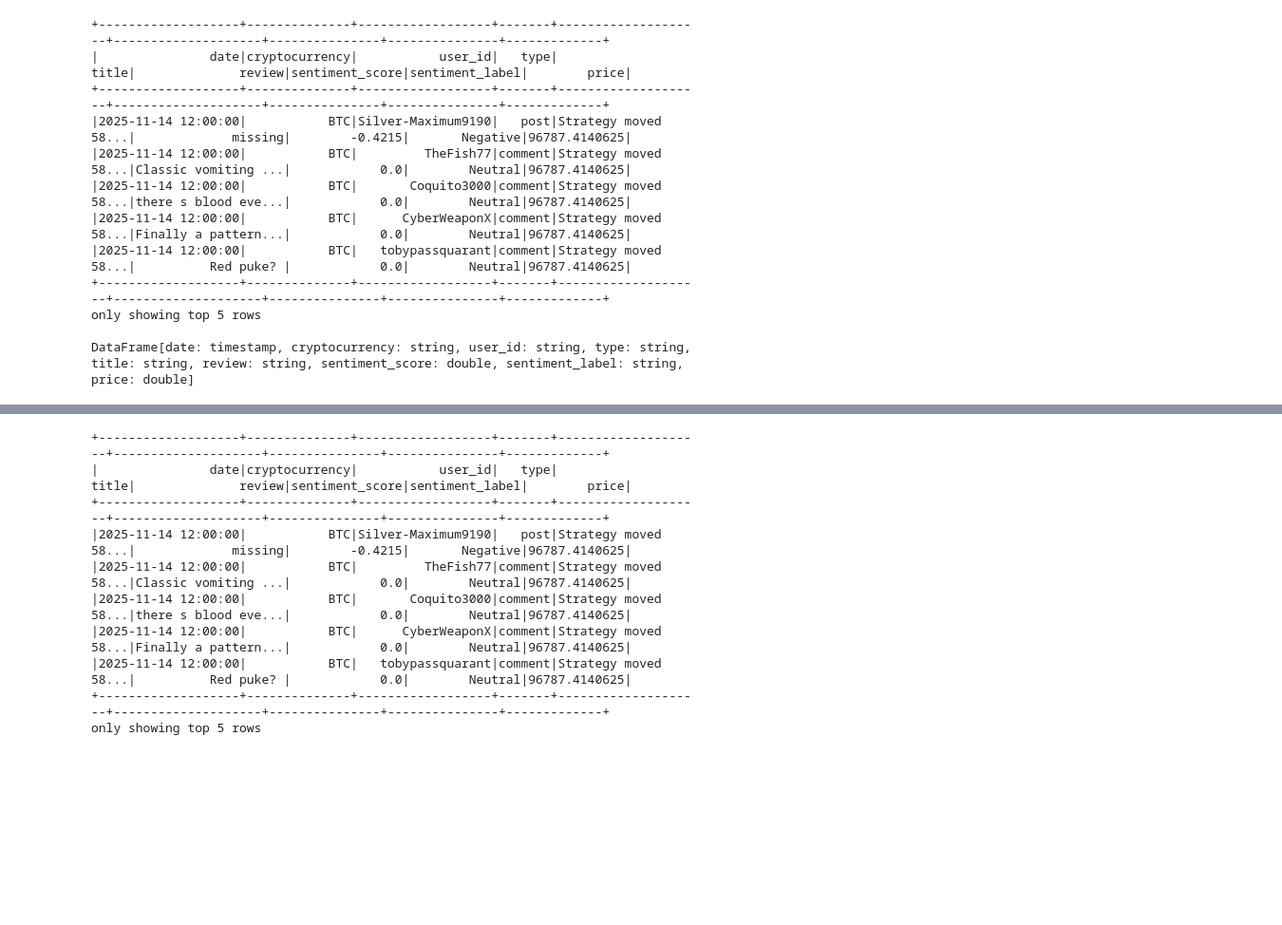
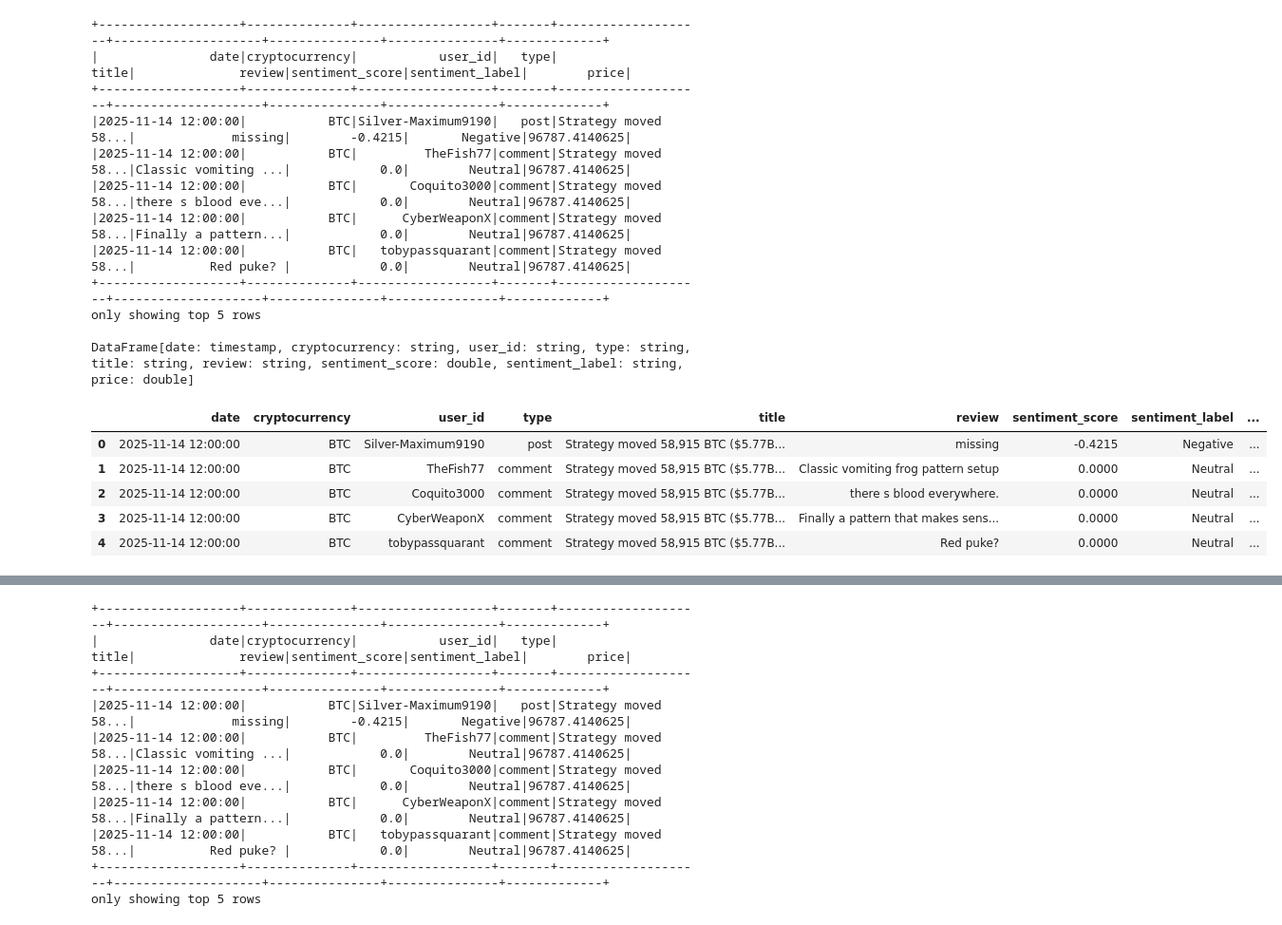
Before and after one commit to Ripa-Shah/Analyzing-Social-Sentiment-Data-to-determine-correlation-with-Cryptocurrency-Price, a Jupyter notebook: MIS584_Cryptocurrency_sentimentdata_and_prices_11_18_25.ipynb, the cells around one changed output, grey strips where cells are left out. Shown at 95% size. Drawn from its saved outputs; the diff is of its cells as text; code cells hidden in the pictures; blank space fills up the shorter version.

```diff
--- a/MIS584_Cryptocurrency_sentimentdata_and_prices_11_18_25.ipynb
+++ b/MIS584_Cryptocurrency_sentimentdata_and_prices_11_18_25.ipynb
@@ -632,3 +661,30 @@ print(df_joined)
 only showing top 5 rows
 
 DataFrame[date: timestamp, cryptocurrency: string, user_id: string, type: string, title: string, review: string, sentiment_score: double, sentiment_label: string, price: double]
+# %%
+#Random forest implementation
+
+# Data Processing
+import pandas as pd
+import numpy as np
+
+# Modelling
+from sklearn.ensemble import RandomForestClassifier
+from sklearn.metrics import accuracy_score, confusion_matrix, precision_score, recall_score, ConfusionMatrixDisplay
+from sklearn.model_selection import RandomizedSearchCV, train_test_split
+from scipy.stats import randint
+
+# Tree Visualisation
+from sklearn.tree import export_graphviz
+from IPython.display import Image
+import graphviz
+
+df = df_joined.toPandas()
+df.head()
+# %% [output]
+|  | date | cryptocurrency | user_id | type | title | review | sentiment_score | sentiment_label | ... |
+| 0 | 2025-11-14 12:00:00 | BTC | Silver-Maximum9190 | post | Strategy moved 58,915 BTC ($5.77B... | missing | -0.4215 | Negative | ... |
+| 1 | 2025-11-14 12:00:00 | BTC | TheFish77 | comment | Strategy moved 58,915 BTC ($5.77B... | Classic vomiting frog pattern setup | 0.0000 | Neutral | ... |
+| 2 | 2025-11-14 12:00:00 | BTC | Coquito3000 | comment | Strategy moved 58,915 BTC ($5.77B... | there s blood everywhere. | 0.0000 | Neutral | ... |
+| 3 | 2025-11-14 12:00:00 | BTC | CyberWeaponX | comment | Strategy moved 58,915 BTC ($5.77B... | Finally a pattern that makes sens... | 0.0000 | Neutral | ... |
+| 4 | 2025-11-14 12:00:00 | BTC | tobypassquarant | comment | Strategy moved 58,915 BTC ($5.77B... | Red puke? | 0.0000 | Neutral | ... |
```
Also changed, not shown: parts of 27 cells of this notebook.
